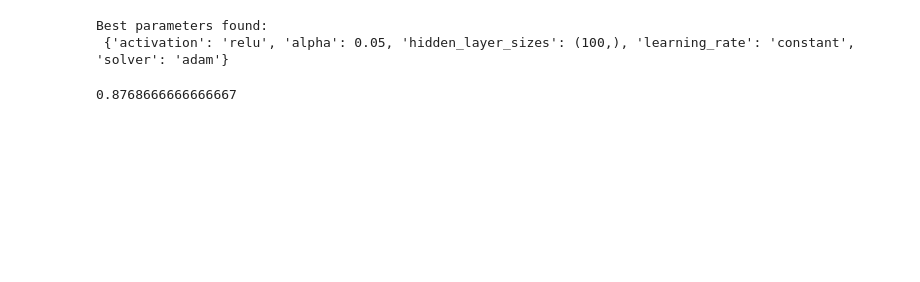
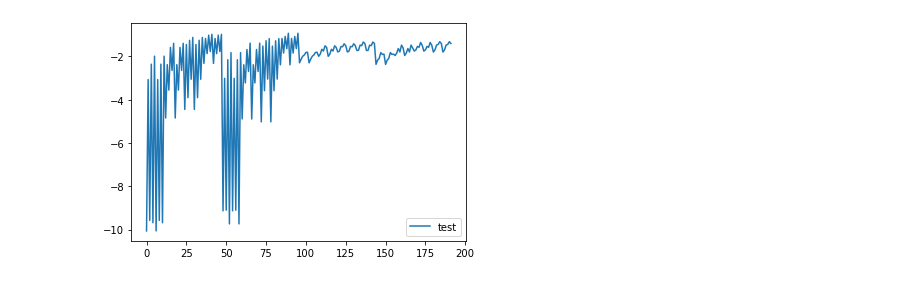
Before and after one commit to CNN-Terror/Task-2, a Jupyter notebook: Irakli/Exercise2b-Irakli.ipynb, the cells around one changed output. Drawn from its saved outputs; the diff is of its cells as text; code cells hidden in the pictures; blank space fills up the shorter version.

Commit message:
add Graph and pipeline

```diff
--- a/Irakli/Exercise2b-Irakli.ipynb
+++ b/Irakli/Exercise2b-Irakli.ipynb
@@ -20,17 +27,28 @@ y_test = np.array(df_test.iloc[:,0])
+# %%
+def algorithm_pipeline(X_train_data, X_test_data, y_train_data, y_test_data,
+                       model, param_grid, cv=10, scoring_fit='neg_mean_squared_error'):
+    gs = GridSearchCV(
+        estimator=model,
+        param_grid=param_grid,
+        cv=cv,
+        n_jobs=-1,
+        scoring=scoring_fit,
+        verbose=2
+    )
+    fitted_model = gs.fit(X_train_data, y_train_data)
+    pred = fitted_model.predict(X_test_data)
+
+    return fitted_model, pred
 # %%
-from sklearn.neural_network import MLPClassifier
-from sklearn.model_selection import GridSearchCV
-
-mlp = MLPClassifier(max_iter=1)
+mlp = MLPClassifier(random_state=1)
 
 parameter_space = {
-    'hidden_layer_sizes' : [(10,), (100,)],
+    'max_iter' : [10, 20, 30],
+    'hidden_layer_sizes' : [(30), (50), (80), (100)],
     'activation' : ['relu', 'tanh'],
     'solver' : ['sgd', 'adam'],
     'alpha' : [0.0001, 0.05],
-    'learning_rate' : [ 'constant' , 'adaptive']
+    'learning_rate' : [ 'constant', 'adaptive']
 }
-
-clf = GridSearchCV(mlp, parameter_space, n_jobs=-1, cv=5)
-clf.fit(X_train, y_train)
+clf, pred = algorithm_pipeline(X_train, X_test, y_train, y_test, mlp, parameter_space, 5)
 # %% [output]
@@ -43,10 +76,12 @@ GridSearchCV(cv=5, estimator=MLPClassifier(max_iter=1), n_jobs=-1,
+# %%
+test_scores = clf.cv_results_['mean_test_score']
+#train_scores = clf.cv_results_['mean_train_score']
+
+plt.plot(test_scores, label='test')
+#plt.plot(train_scores, label='train')
+plt.legend(loc='best')
+plt.show()
+# %% [output]
+[figure, added]
 # %%
 print('Best parameters found:\n', clf.best_params_)
-# %% [output]
-Best parameters found:
- {'activation': 'relu', 'alpha': 0.05, 'hidden_layer_sizes': (100,), 'learning_rate': 'constant', 'solver': 'adam'}
-# %%
-predictions = clf.predict(X_test)
-accuracy_score(y_test, predictions)
-# %% [output]
-0.8768666666666667
```
Also changed, not shown: parts of 3 cells of this notebook.
